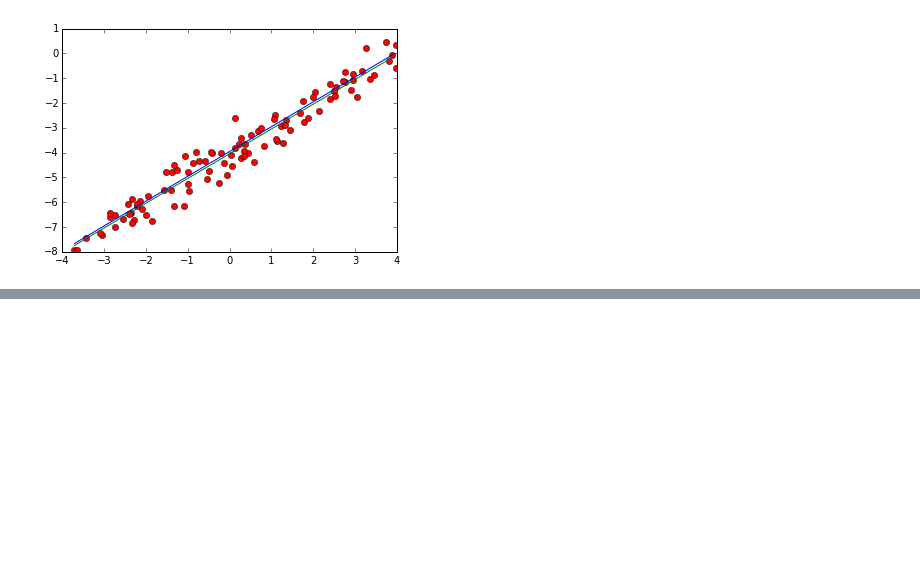
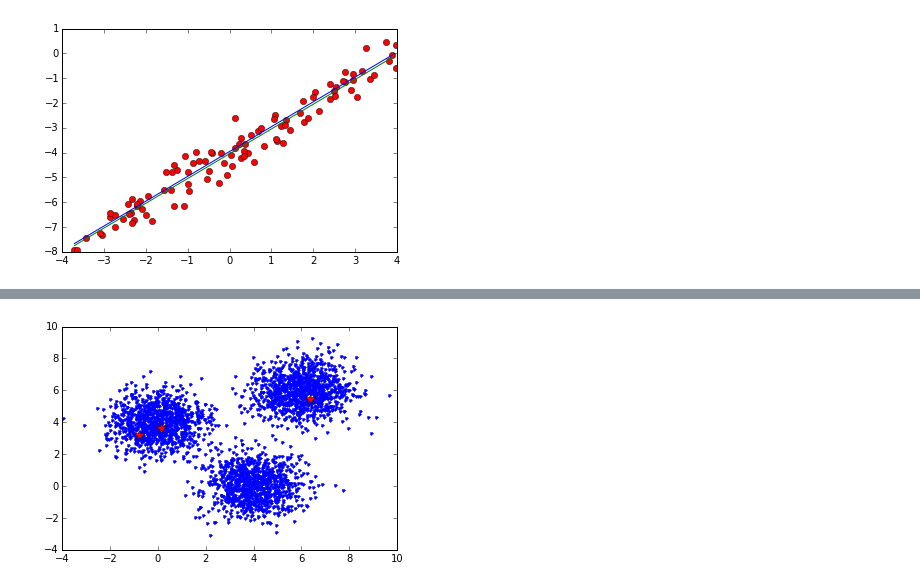
Before and after one commit to nickhamlin/mids_261_homework, a Jupyter notebook: HW6/MIDS-W261-2015-HWK-Week06-Hamlin-Thomas-Baek-Danish.ipynb, the cells around one changed output, grey strips where cells are left out. Saved outputs shown, nothing was run; the diff lists cells and outputs as text; code cells hidden in the pictures; blank space fills up the shorter version.

```diff
--- a/HW6/MIDS-W261-2015-HWK-Week06-Hamlin-Thomas-Baek-Danish.ipynb
+++ b/HW6/MIDS-W261-2015-HWK-Week06-Hamlin-Thomas-Baek-Danish.ipynb
@@ -308,0 +649,90 @@ Improve this notebook as follows:
+# %%
+from mr_GMixEmInitialize import MrGMixEmInit
+from mr_GMixEmIterate import MrGMixEm
+import json
+import os
+from math import sqrt
+
+#Load original data points for plotting
+filePath = 'data.txt'
+original_data=[]
+with open(filePath,'r') as input_data:
+    for i in input_data.readlines():
+        original_data.append(eval(i.strip()))
+original_data=np.array(original_data)
+
+def plot_iteration(means):
+    """Plot both our original data points, as well as the current location of our centroids"""
+    plt.plot(original_data[:, 0], original_data[:, 1],'.', color = 'blue')
+    plt.plot(means[0][0], means[0][1],'*',markersize =10,color = 'red')
+    plt.plot(means[1][0], means[1][1],'*',markersize =10,color = 'red')
+    plt.plot(means[2][0], means[2][1],'*',markersize =10,color = 'red')
+    plt.show()
+
+def dist(x,y):
+    """Calculate the euclidean distance between two lists"""
+    sum = 0.0
+    for i in range(len(x)):
+        temp = x[i] - y[i]
+        sum += temp * temp
+    return sqrt(sum)
+
+
+#INITIALIZE STARTING CENTROIDS
+
+#If you don't pass the current dir as the --pathName, all the files will get stuck in the MrJob
+#temp folder and not be accessible to the driver function, and everything will fail for
+#no apparent reason.
+pwd=os.getcwd()
+mrJob = MrGMixEmInit(args=[filePath,'--no-strict-protocols','--pathName',pwd])
+with mrJob.make_runner() as runner:
+    runner.run()
+
+#pull out the centroid values to compare with values after one iteration
+emPath = "intermediateResults.txt"
+with open(emPath) as fileIn:
+    paramJson = fileIn.read()
+
+#Initialize the "previous step delta" to something really high to start out
+#this will get updated with every iteration of the algorithm, which we'll consider
+#to have converged once delta falls below a certain threshold.
+delta = 10
+iter_num = 0 #Which iteration are we on?
+
+#BEGIN ITERATIONS
+while delta > 0.02:
+    print "Iteration " + str(iter_num)
+    iter_num = iter_num + 1
+    #Parse old centroid values from file
+    oldMeans = json.loads(paramJson)[1]
+
+    #Run one iteration of our MapReduce job
+    mrJob2 = MrGMixEm(args=[filePath,'--no-strict-protocols','--pathName',pwd])
+    with mrJob2.make_runner() as runner:
+        runner.run()
+
+    #Compare load new centroids into memory
+    with open(emPath) as fileIn:
+        paramJson = fileIn.read()
+
+    newParam = json.loads(paramJson)
+    k_means = len(newParam[1])
+    newMeans = newParam[1]
+
+    #Calculate how much centroids have moved in this iteration
+    delta = 0.0
+    for i in range(k_means):
+        delta += dist(newMeans[i],oldMeans[i])
+
+    #Display mean locations and plot for this iteration
+    for n,mean in enumerate(oldMeans):
+        print 'Mean {0}: {1}'.format(str(n),str(mean))
+    plot_iteration(oldMeans)
+    print "-----------------------------------------"
+
+#Display mean locations and plot for final iteration
+print "Iteration " + str(iter_num) + ": MODEL HAS CONVERGED!"
+for n,mean in enumerate(newMeans):
+    print 'Mean {0}: {1}'.format(str(n),str(mean))
+plot_iteration(newMeans)
+# %% [output]
@@ -308,0 +743 @@ Improve this notebook as follows:
+[figure, added]
```
Also changed, not shown: parts of 19 cells of this notebook, 1 other file.
